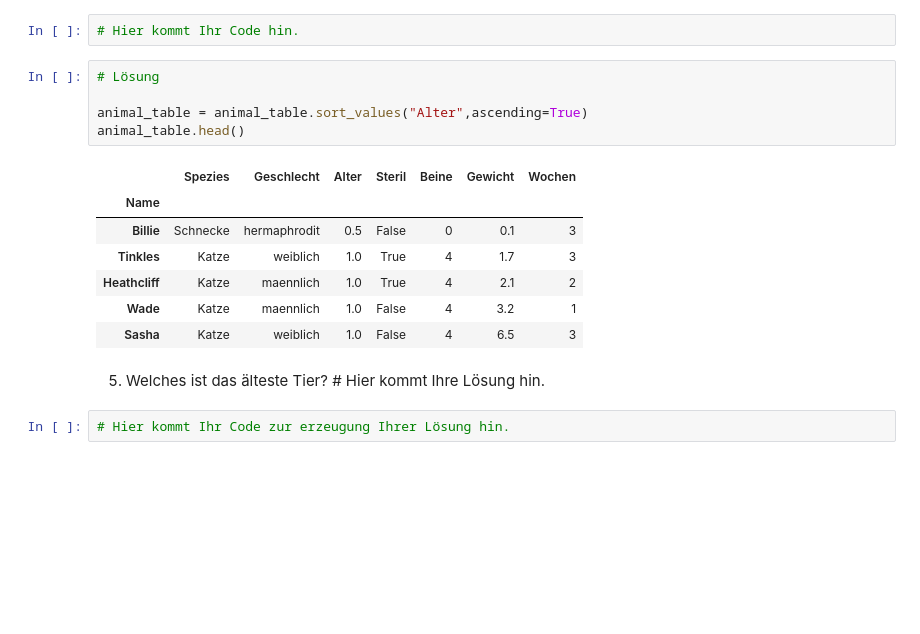
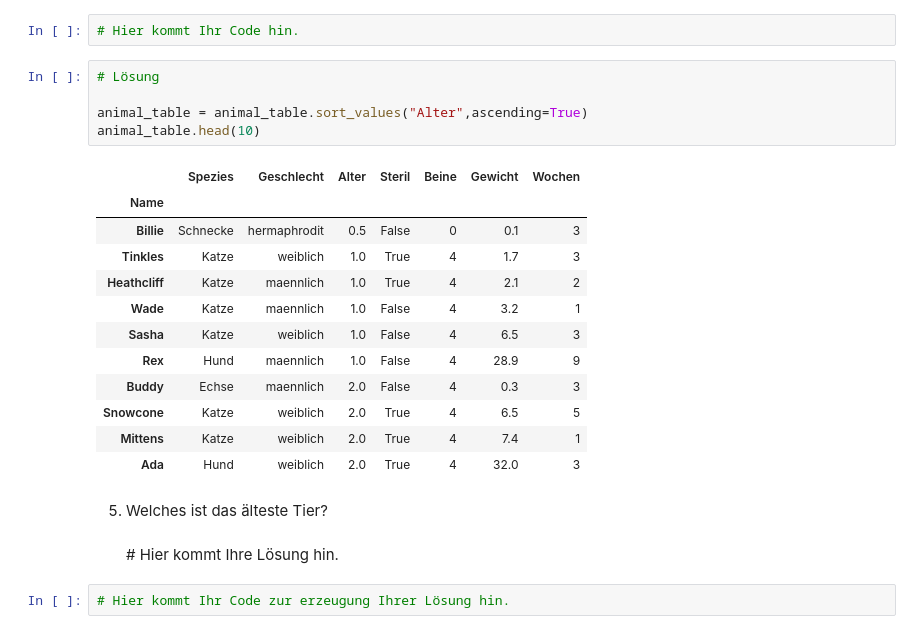
Before and after one commit to andreasstoll/Notebooks_Arbeit, a Jupyter notebook: _4_Tabellenmethoden.ipynb, the cells around one changed output. Saved outputs shown, nothing was run; the diff lists cells and outputs as text; blank space fills up the shorter version.

```diff
--- a/_4_Tabellenmethoden.ipynb
+++ b/_4_Tabellenmethoden.ipynb
@@ -160,18 +174,23 @@ animal_table.head()
 # %%
 # Lösung
 
 animal_table = animal_table.sort_values("Alter",ascending=True)
-animal_table.head()
+animal_table.head(10)
 # %% [output]
 |  | Spezies | Geschlecht | Alter | Steril | Beine | Gewicht | Wochen |
 | Name |  |  |  |  |  |  |  |
 | Billie | Schnecke | hermaphrodit | 0.5 | False | 0 | 0.1 | 3 |
 | Tinkles | Katze | weiblich | 1.0 | True | 4 | 1.7 | 3 |
 | Heathcliff | Katze | maennlich | 1.0 | True | 4 | 2.1 | 2 |
 | Wade | Katze | maennlich | 1.0 | False | 4 | 3.2 | 1 |
 | Sasha | Katze | weiblich | 1.0 | False | 4 | 6.5 | 3 |
+| Rex | Hund | maennlich | 1.0 | False | 4 | 28.9 | 9 |
+| Buddy | Echse | maennlich | 2.0 | False | 4 | 0.3 | 3 |
+| Snowcone | Katze | weiblich | 2.0 | True | 4 | 6.5 | 5 |
+| Mittens | Katze | weiblich | 2.0 | True | 4 | 7.4 | 1 |
+| Ada | Hund | weiblich | 2.0 | True | 4 | 32.0 | 3 |
 # %% [markdown]
-5. Welches ist das älteste Tier? # Hier kommt Ihre Lösung hin.
+5. Welches ist das älteste Tier? <br><br> # Hier kommt Ihre Lösung hin.
 # %%
 # Hier kommt Ihr Code zur erzeugung Ihrer Lösung hin.
 # %%
```
Also changed, not shown: parts of 53 cells of this notebook, 2 other files.
